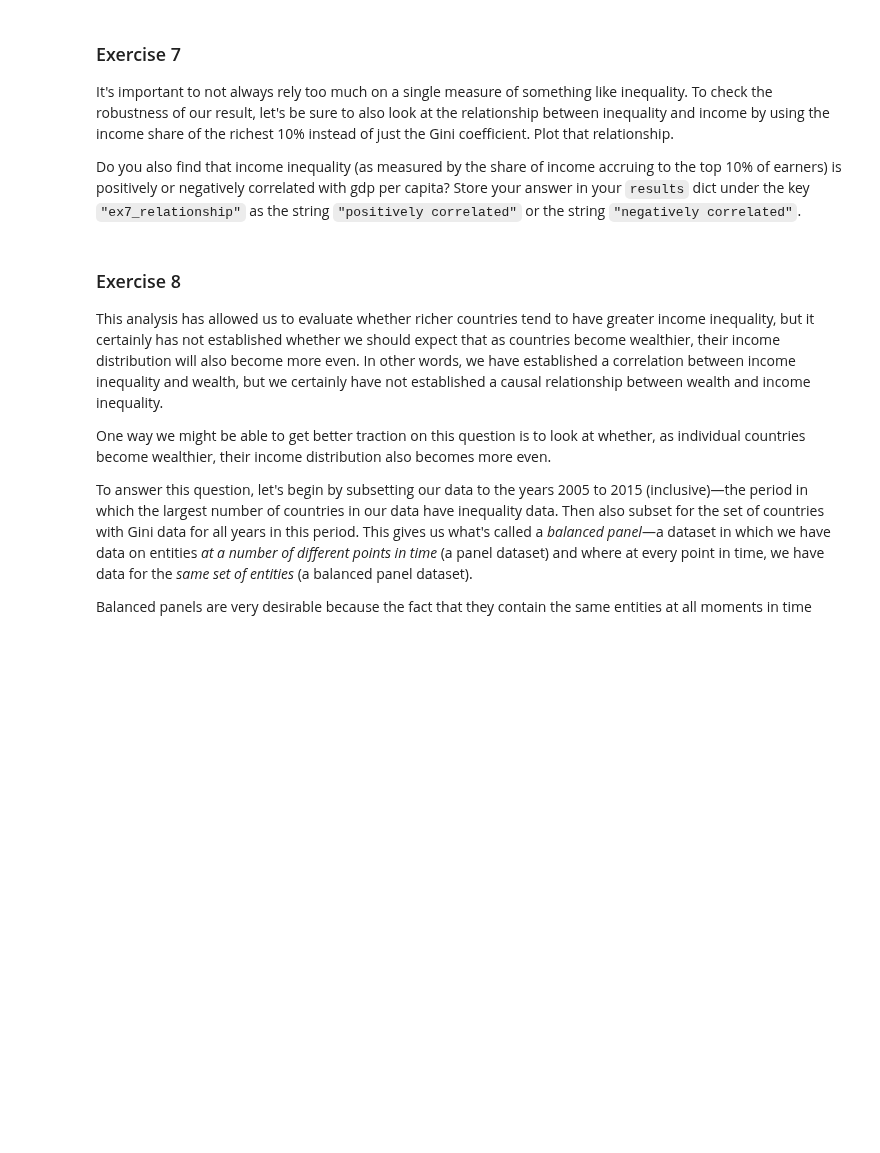
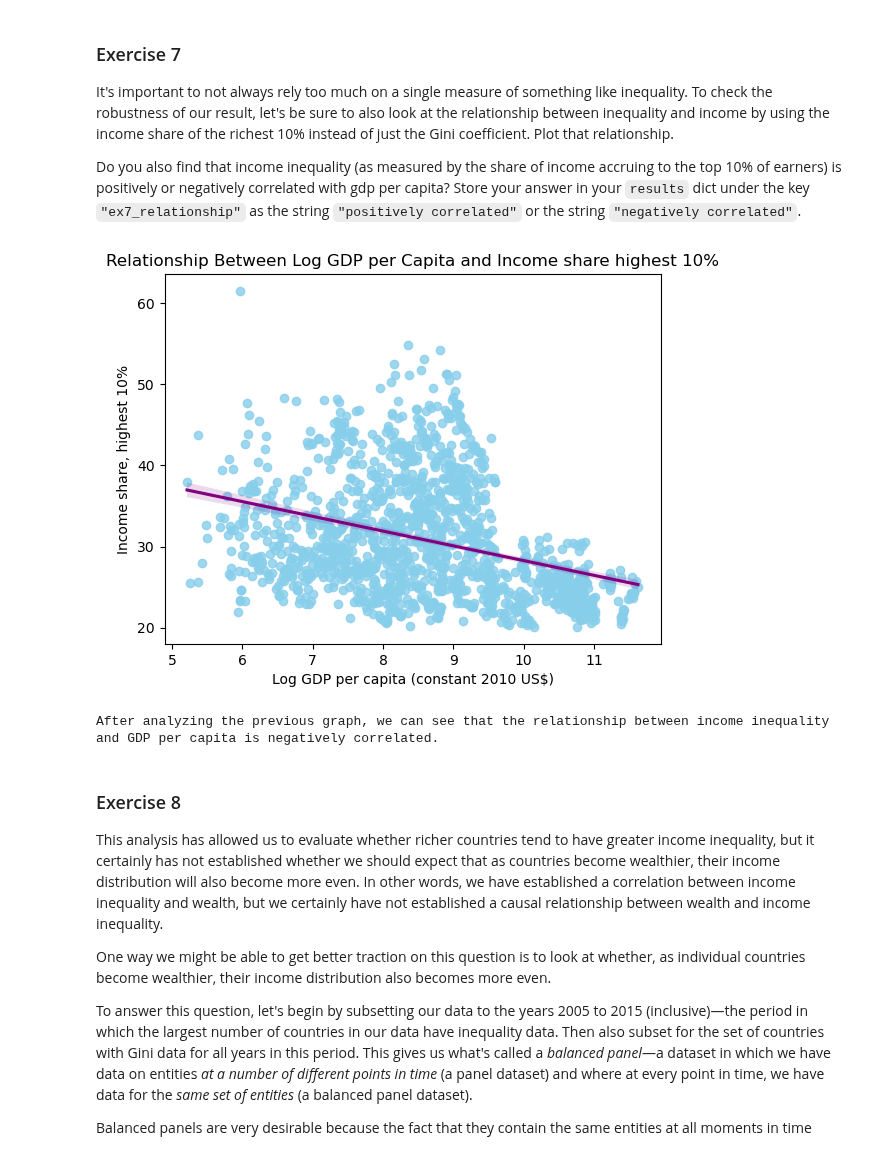
Before and after one commit to BarbaraPFloresRios/IDS720_PracticalDataScience, a Jupyter notebook: 20231109_ExerciseReshaping/Exercise_reshaping.ipynb, the cells around one changed output. Drawn from its saved outputs; the diff is of its cells as text; code cells hidden in the pictures; blank space fills up the shorter version.

```diff
--- a/20231109_ExerciseReshaping/Exercise_reshaping.ipynb
+++ b/20231109_ExerciseReshaping/Exercise_reshaping.ipynb
@@ -248,6 +299,31 @@ Plot the relationship between **log** GDP per capita and Gini scores for all cou
 It's important to not always rely too much on a single measure of something like inequality. To check the robustness of our result, let's be sure to also look at the relationship between inequality and income by using the income share of the richest 10% instead of just the Gini coefficient. Plot that relationship.
 
 Do you also find that income inequality (as measured by the share of income accruing to the top 10% of earners) is positively or negatively correlated with gdp per capita? Store your answer in your `results` dict under the key `"ex7_relationship"` as the string `"positively correlated"` or the string `"negatively correlated"`.
+# %%
+x = filtered_indicator_wide_1980_2018_gini_WDI_Data[
+    "Log GDP per capita (constant 2010 US$)"
+]
+y = filtered_indicator_wide_1980_2018_gini_WDI_Data["Income share held by highest 10%"]
+
+
+sns.regplot(x=x, y=y, color="purple", scatter_kws={"color": "skyblue"})
+
+plt.xlabel("Log GDP per capita (constant 2010 US$)")
+plt.ylabel("Income share, highest 10%")
+plt.title("Relationship Between Log GDP per Capita and Income share highest 10%")
+
+plt.show()
+# %% [output]
+[figure, added]
+# %%
+ex7_relationship = "negatively correlated"
+results["ex7_relationship"] = ex7_relationship
+
+print(
+    f"After analyzing the previous graph, we can see that the relationship between income inequality and GDP per capita is {ex7_relationship}."
+)
+# %% [output]
+After analyzing the previous graph, we can see that the relationship between income inequality and GDP per capita is negatively correlated.
 # %% [markdown]
 ### Exercise 8
 
```
Also changed, not shown: parts of 10 cells of this notebook.
